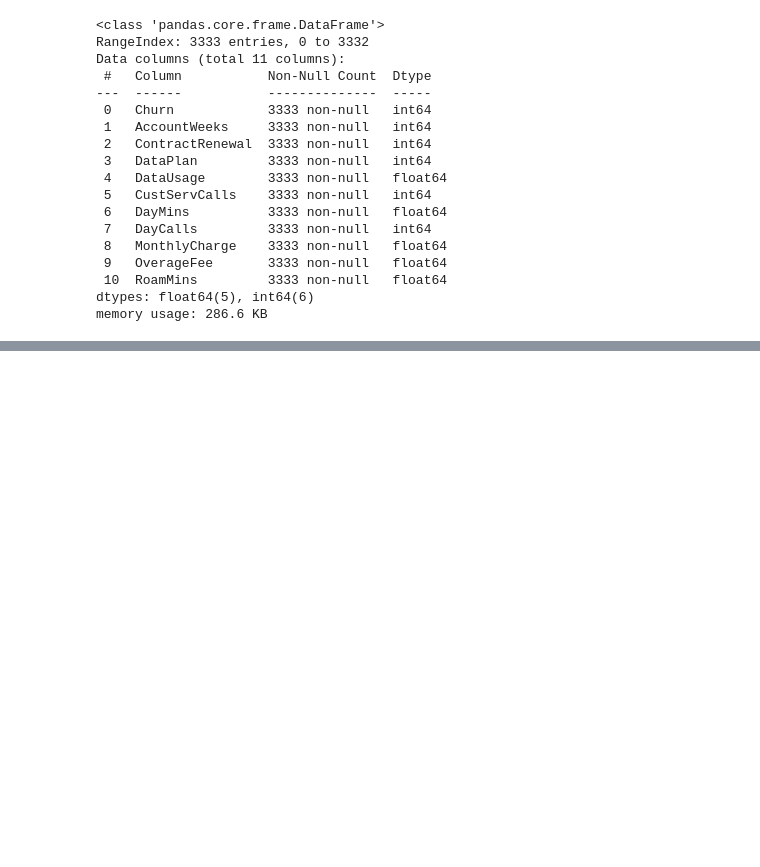
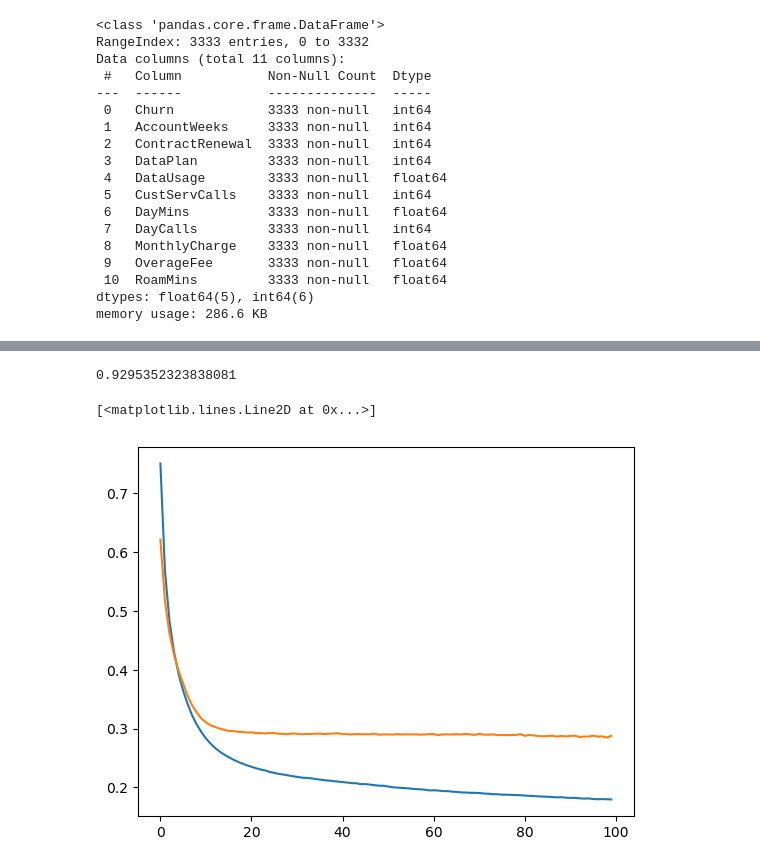
Before and after one commit to Prince1314-patel/100-days-DL, a Jupyter notebook: day6/customer_churn.ipynb, the cells around one changed output, grey strips where cells are left out. Saved outputs shown, nothing was run; the diff lists cells and outputs as text; code cells hidden in the pictures; blank space fills up the shorter version.

```diff
--- a/day6/customer_churn.ipynb
+++ b/day6/customer_churn.ipynb
@@ -20,0 +4,5 @@ df
+# %%
+file_path = os.path.abspath( r'C:\Users\princ\OneDrive\Documents\GitHub\100-days-DL\day6\customer_churn.csv')
+print("Absolute File Path:", file_path)
+df = pd.read_csv(file_path)
+print(df.head())
@@ -79,0 +74,5 @@ ModuleNotFoundError: No module named 'tenserflow'
+# %%
+from sklearn.preprocessing import StandardScaler
+scaler = StandardScaler()
+X_train = scaler.fit_transform(X_train)
+X_test = scaler.transform(X_test)
@@ -79,0 +82,9 @@ ModuleNotFoundError: No module named 'tenserflow'
+# %%
+model = Sequential()
+model.add(Dense(11,activation='relu',input_dim=10))
+model.add(Dense(11,activation='relu'))
+model.add(Dense(1,activation='sigmoid'))
+
+model.compile(optimizer='adam',loss='binary_crossentropy', metrics=['accuracy'])
+# %%
+history = model.fit(X_train,y_train,batch_size=50,epochs=100,verbose=1,validation_split=0.2)
@@ -79,0 +132,13 @@ ModuleNotFoundError: No module named 'tenserflow'
+# %%
+from sklearn.metrics import accuracy_score
+
+accuracy_score(y_test,y_pred)
+# %% [output]
+0.9295352323838081
+# %%
+import matplotlib.pyplot as plt
+plt.plot(history.history['loss'])
+plt.plot(history.history['val_loss'])
+# %% [output]
+[<matplotlib.lines.Line2D at 0x...>]
+[figure, added]
```
Also changed, not shown: parts of 9 cells of this notebook, 2 other files.
